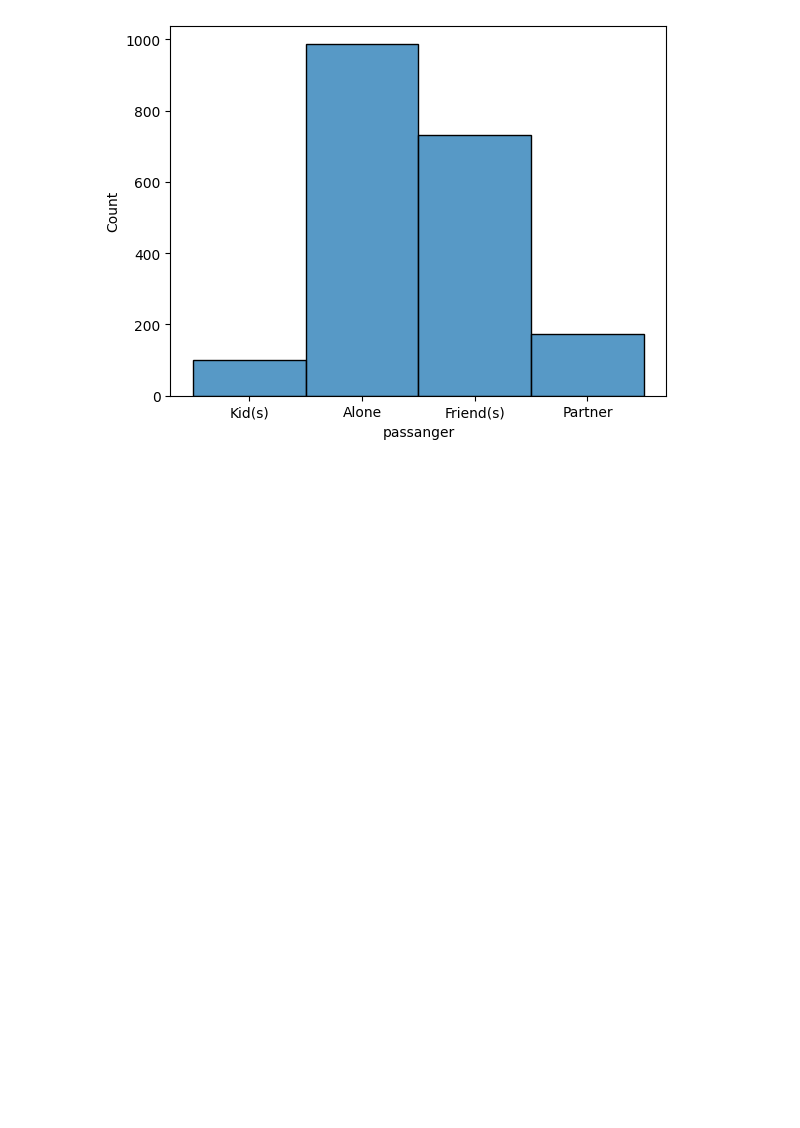
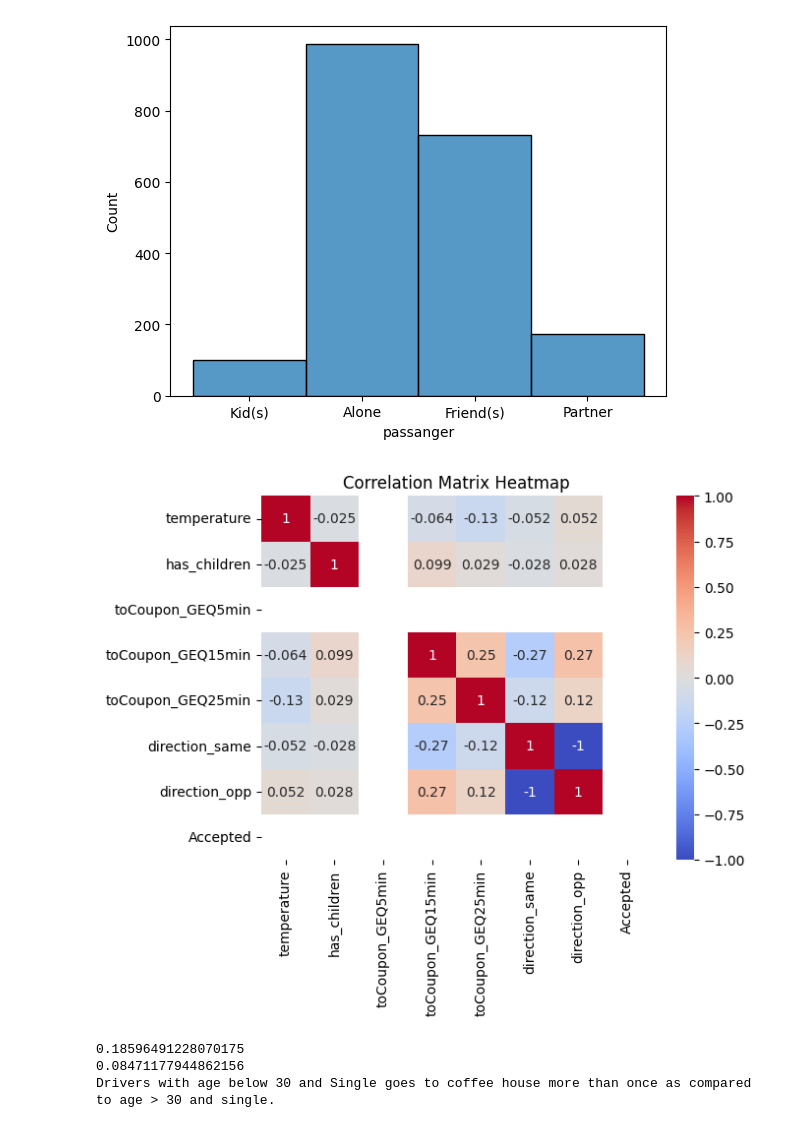
Before and after one commit to ygbgames/study-pa1, a Jupyter notebook: prompt.ipynb, the cells around one changed output. Drawn from its saved outputs; the diff is of its cells as text; code cells hidden in the pictures; blank space fills up the shorter version.

```diff
--- a/prompt.ipynb
+++ b/prompt.ipynb
@@ -272,3 +272,27 @@ sns.histplot(data=coffehouse_coupons_accepted, x='passanger')
 # %% [output]
 <Axes: xlabel='passanger', ylabel='Count'>
 [figure]
+# %%
+correlation_matrix = coffehouse_coupons_accepted.corr(numeric_only=True) # Calculate correlation matrix
+sns.heatmap(correlation_matrix, annot=True, cmap="coolwarm")
+plt.title("Correlation Matrix Heatmap")
+plt.show()
+# %% [output]
+[figure, added]
+# %%
+goes_to_coffee_more_than_once = coffehouse_coupons_accepted.query('CoffeeHouse == "1~3" or CoffeeHouse == "4~8" or CoffeeHouse == "gt8"')
+single = goes_to_coffee_more_than_once.query('maritalStatus == "Single"')
+age_below_30 = single.query('age == "below21" or age == "21" or age == "26"').shape[0]
+age_above_30 = single.query('age != "below21" and age != "21" and age != "26"').shape[0]
+
+first = age_below_30/coffehouse_coupons_accepted.shape[0]
+second = age_above_30/coffehouse_coupons_accepted.shape[0]
+
+print(first)
+print(second)
+
+print("Drivers with age below 30 and Single goes to coffee house more than once as compared to age > 30 and single.")
+# %% [output]
+0.18596491228070175
+0.08471177944862156
+Drivers with age below 30 and Single goes to coffee house more than once as compared to age > 30 and single.
```
Also changed, not shown: parts of 3 cells of this notebook.
